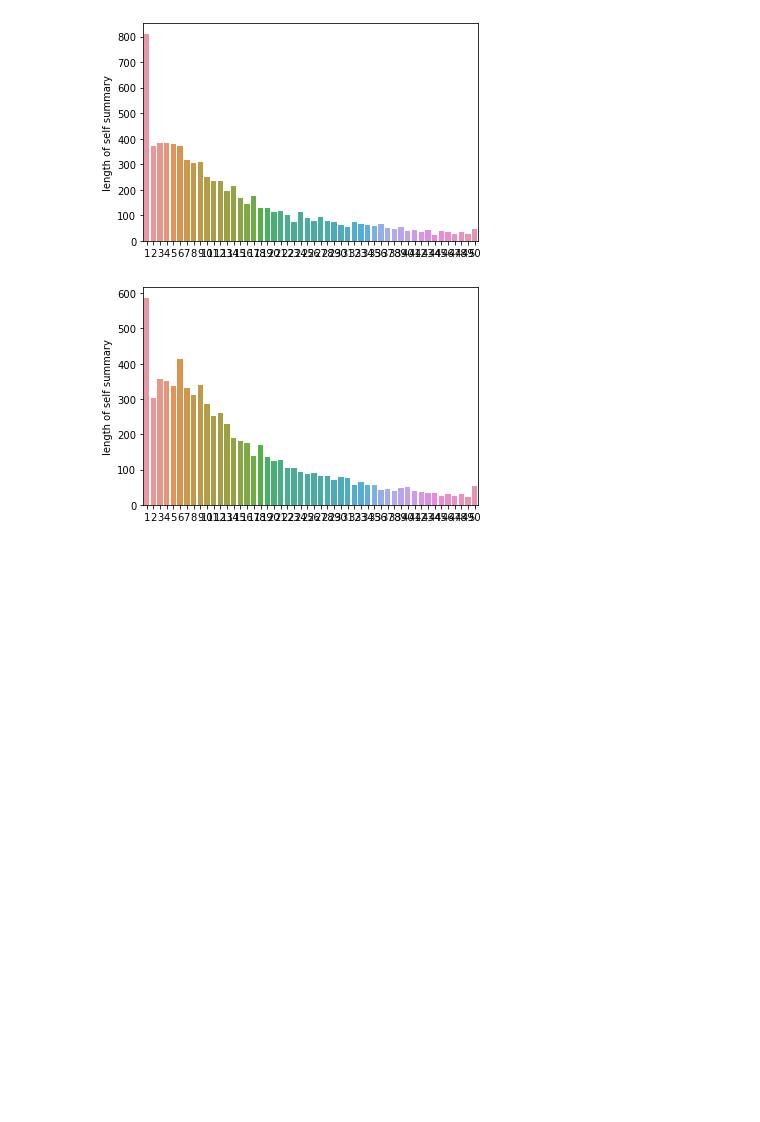
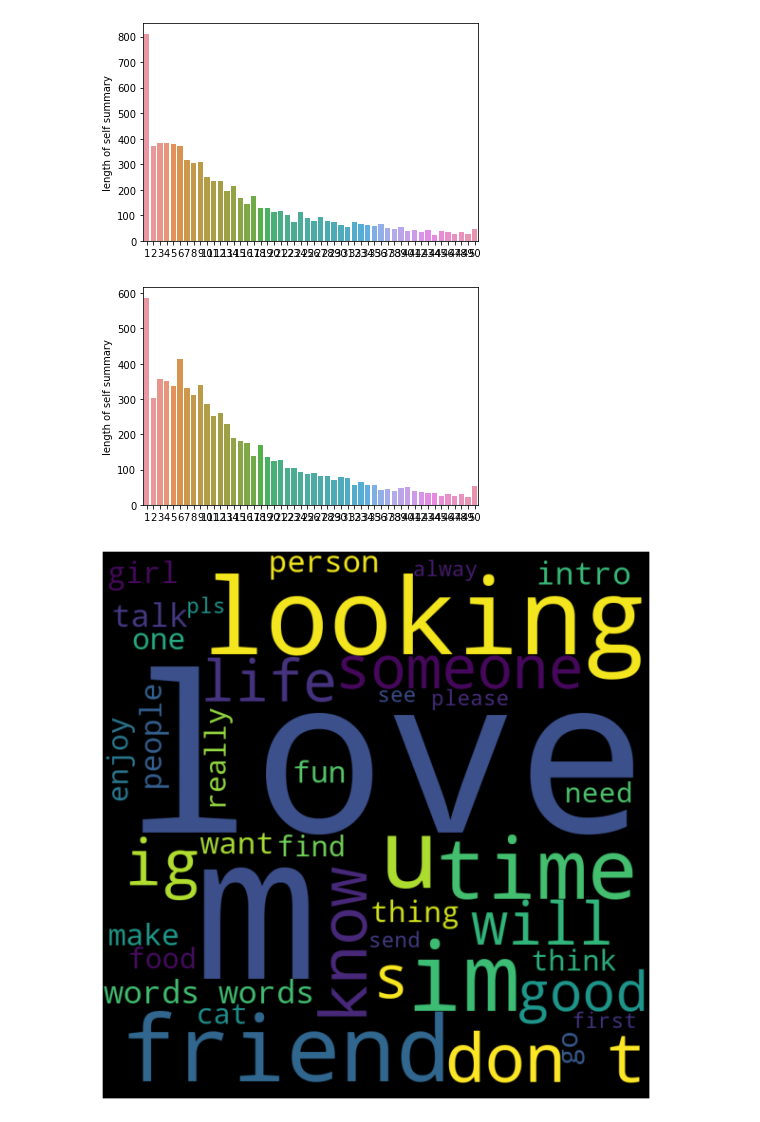
Before and after one commit to lohdaijiu/okc_eda, a Jupyter notebook: EDA.ipynb, the cells around one changed output. Drawn from its saved outputs; the diff is of its cells as text; code cells hidden in the pictures; blank space fills up the shorter version.

Commit message:
Completed word clouds

```diff
--- a/EDA.ipynb
+++ b/EDA.ipynb
@@ -219,3 +243,35 @@ chart_3 = sns.barplot(x = length_self_summary_male.index[1:51], y = length_self_
 plt.show()
 # %% [output]
 [figure]
+# %%
+words = ''
+stopwords = set(STOPWORDS)
+
+# iterate through the csv file
+for val in df_female_withSummary.self_summary:
+
+    # typecaste each val to string
+    val = str(val)
+
+    # split the value
+    tokens = val.split()
+
+    # Converts each token into lowercase
+    for i in range(len(tokens)):
+        tokens[i] = tokens[i].lower()
+
+    words += " ".join(tokens)+" "
+
+wordcloud = WordCloud(width = 800, height = 800,
+                background_color ='black',
+                stopwords = stopwords,
+                max_words = 40,
+                min_font_size = 10).generate(words)
+
+# plot the WordCloud image
+plt.figure(figsize = (8, 8), facecolor = None)
+plt.imshow(wordcloud)
+plt.axis("off")
+plt.tight_layout(pad = 0)
+# %% [output]
+[figure, added]
```
Also changed, not shown: parts of 4 cells of this notebook.
